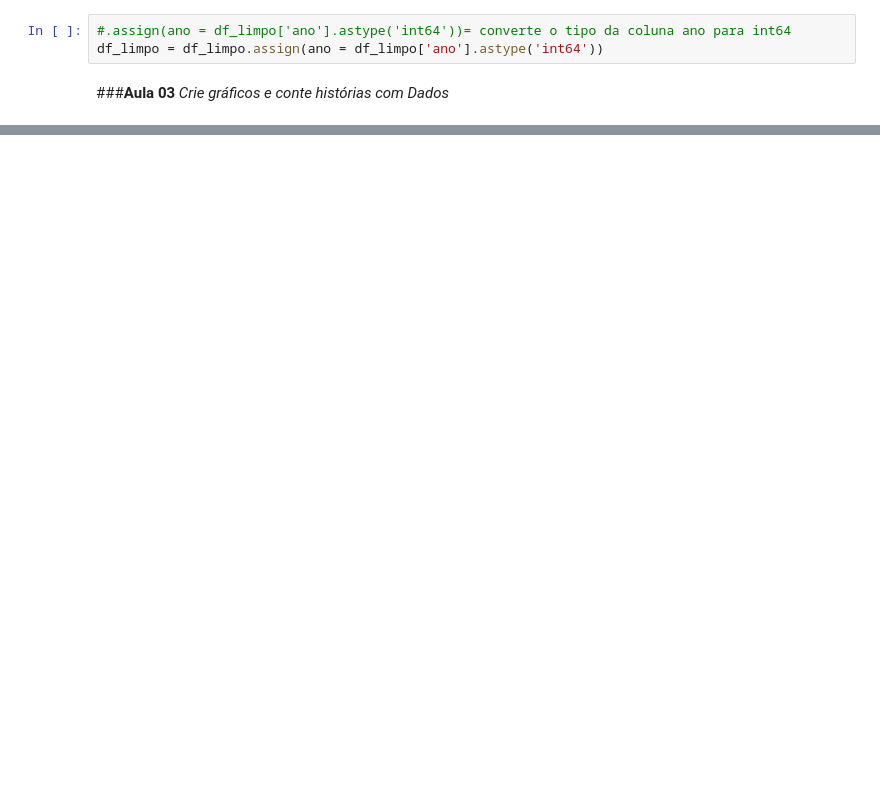
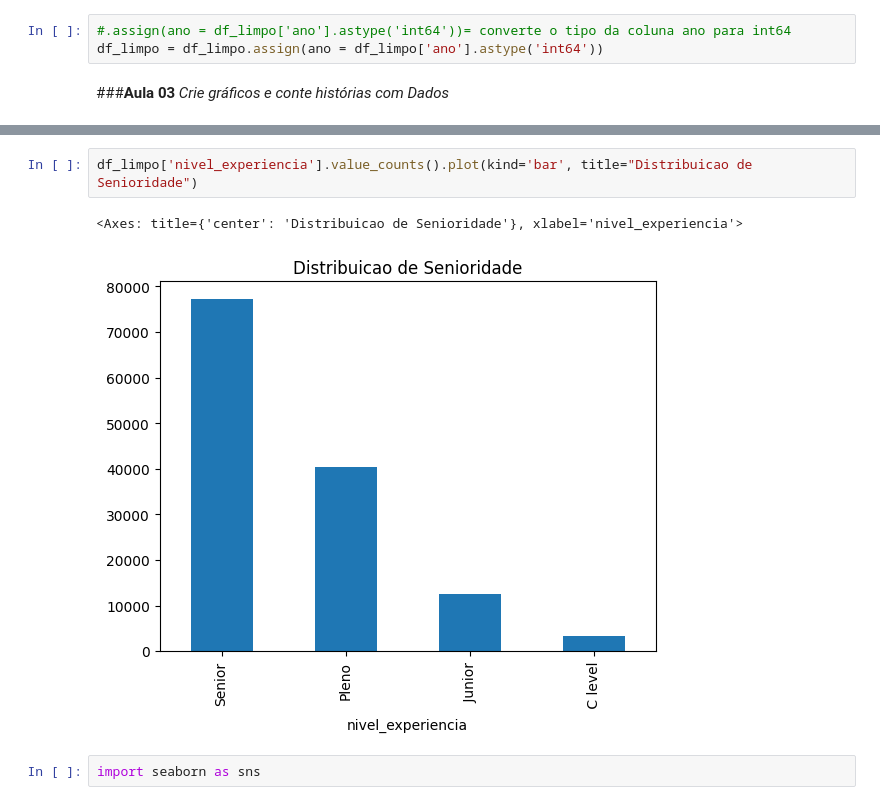
Before and after one commit to isadora-yasmim/Data-science-studies-n-practice, a Jupyter notebook: Imersão Dados com Python-ALURA/Aula_1_Imersao_Alura_Dados_com_Python.ipynb, the cells around one changed output, grey strips where cells are left out. Drawn from its saved outputs; the diff is of its cells as text; blank space fills up the shorter version.

```diff
--- a/Imersão Dados com Python-ALURA/Aula_1_Imersao_Alura_Dados_com_Python.ipynb
+++ b/Imersão Dados com Python-ALURA/Aula_1_Imersao_Alura_Dados_com_Python.ipynb
@@ -409,0 +419,7 @@ _Crie gráficos e conte histórias com Dados_
+# %%
+df_limpo['nivel_experiencia'].value_counts().plot(kind='bar', title="Distribuicao de Senioridade")
+# %% [output]
+<Axes: title={'center': 'Distribuicao de Senioridade'}, xlabel='nivel_experiencia'>
+[figure, added]
+# %%
+import seaborn as sns
```
Also changed, not shown: parts of 22 cells of this notebook.
